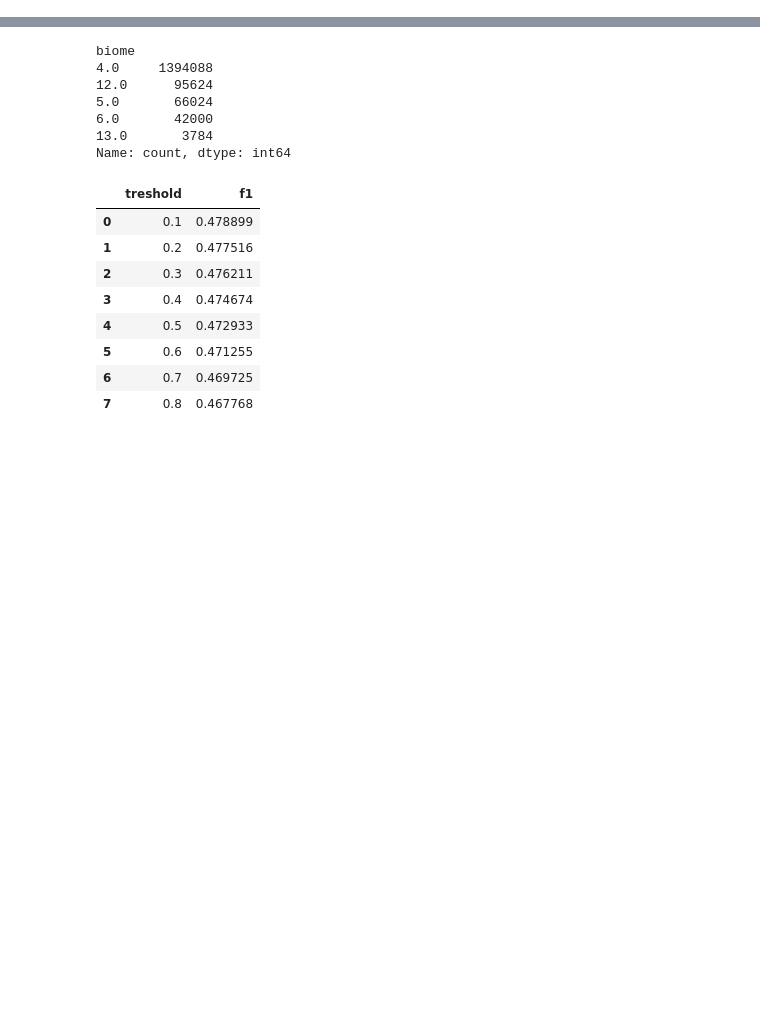
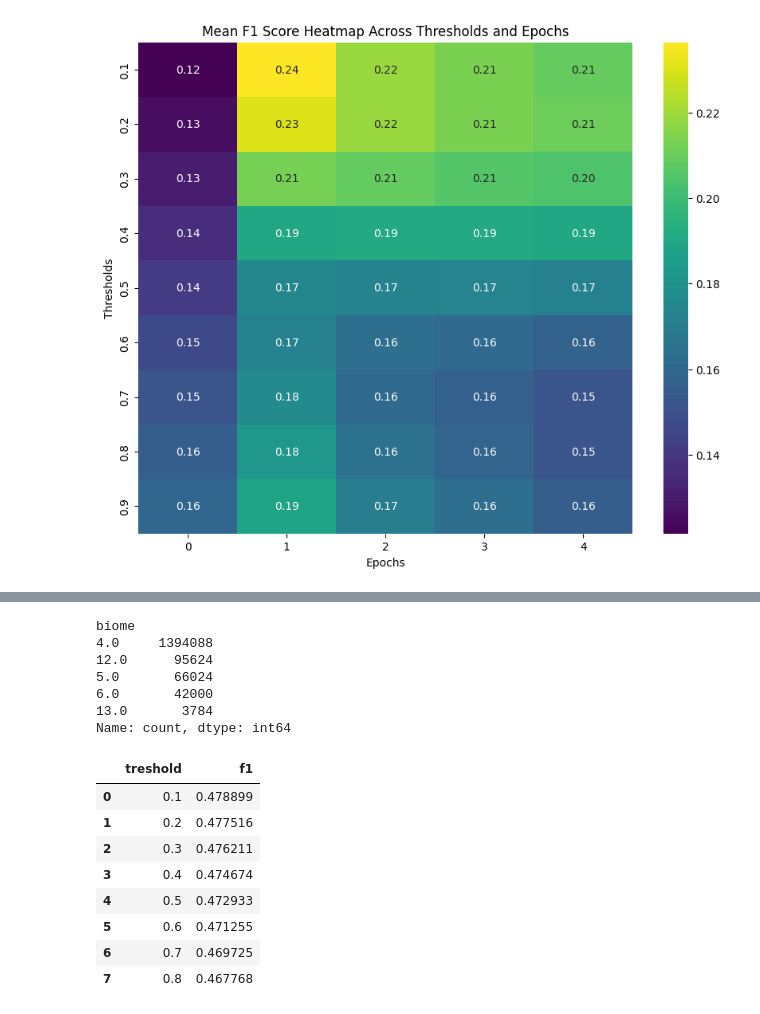
Before and after one commit to jmoeh/standing-deadwood, a Jupyter notebook: notebooks/100_experimentation.ipynb, the cells around one changed output, grey strips where cells are left out. Saved outputs shown, nothing was run; the diff lists cells and outputs as text; code cells hidden in the pictures; blank space fills up the shorter version.

```diff
--- a/notebooks/100_experimentation.ipynb
+++ b/notebooks/100_experimentation.ipynb
@@ -17,0 +17,12 @@ df = pd.read_csv("/net/scratch/jmoehring/tiles_register_512.csv")
+# %%
+df_0 = pd.read_csv(
+    "/home/sc.uni-leipzig.de/jk947skaa/experiments/testing/testing_fold0_metrics.csv"
+)
+df_1 = pd.read_csv(
+    "/home/sc.uni-leipzig.de/jk947skaa/experiments/testing/testing_fold1_metrics.csv"
+)
+df_2 = pd.read_csv(
+    "/home/sc.uni-leipzig.de/jk947skaa/experiments/testing/testing_fold2_metrics.csv"
+)
+# %%
+df_r = pd.read_csv("/home/sc.uni-leipzig.de/jk947skaa/work/register_sample.csv")
@@ -18,3 +50,37 @@ df = pd.read_csv("/net/scratch/jmoehring/tiles_register_512.csv")
+# %%
+df_m = pd.concat([df_0, df_1, df_2])
+# %%
+df = df_m.join(df_r, on="register_index")
+# %%
+# Step 1: Extract the F1 score columns
+f1_columns = [col for col in df.columns if col.startswith("f1_")]
+
+# Step 2: Filter out rows where any of the F1 scores is 0
+df_filtered = df[(df[f1_columns] != 0).all(axis=1)]
+
+# Step 3: Melt the DataFrame to get F1 scores across epochs and thresholds
+f1_scores = df_filtered[["epoch"] + f1_columns].melt(
+    id_vars="epoch", var_name="threshold", value_name="f1_score"
+)
+
+# Step 4: Convert 'threshold' column from strings like 'f1_0.1' to float values like 0.1, 0.2, etc.
+f1_scores["threshold"] = f1_scores["threshold"].apply(lambda x: float(x.split("_")[1]))
+
+# Step 5: Group by 'epoch' and 'threshold' and calculate the mean F1 score for each combination
+f1_mean = f1_scores.groupby(["epoch", "threshold"]).mean().reset_index()
+
+# Step 6: Pivot to get epochs on the x-axis and thresholds on the y-axis
+heatmap_data = f1_mean.pivot(index="threshold", columns="epoch", values="f1_score")
+
+# Step 7: Create a heatmap using seaborn
+plt.figure(figsize=(10, 8))
+sns.heatmap(heatmap_data, cmap="viridis", annot=True, fmt=".2f", cbar=True)
+plt.title("Mean F1 Score Heatmap Across Thresholds and Epochs")
+plt.xlabel("Epochs")
+plt.ylabel("Thresholds")
+plt.show()
+# %% [output]
+[figure, added]
 # %%
 df["global_file_path"] = df["file_path"].apply(
     lambda x: x.replace("/net/scratch/jmoehring/", "/")
```
Also changed, not shown: parts of 3 cells of this notebook, 2 other files.
